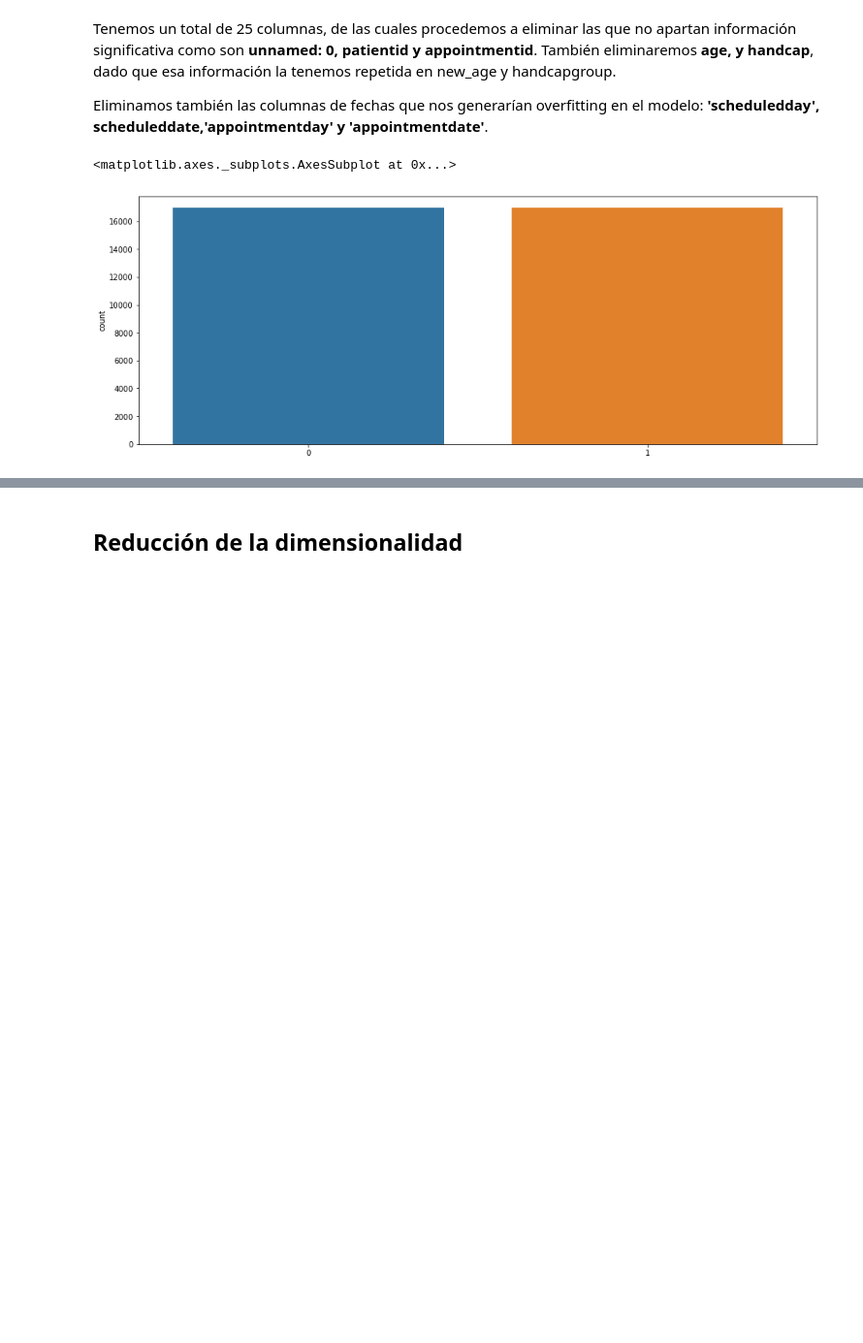
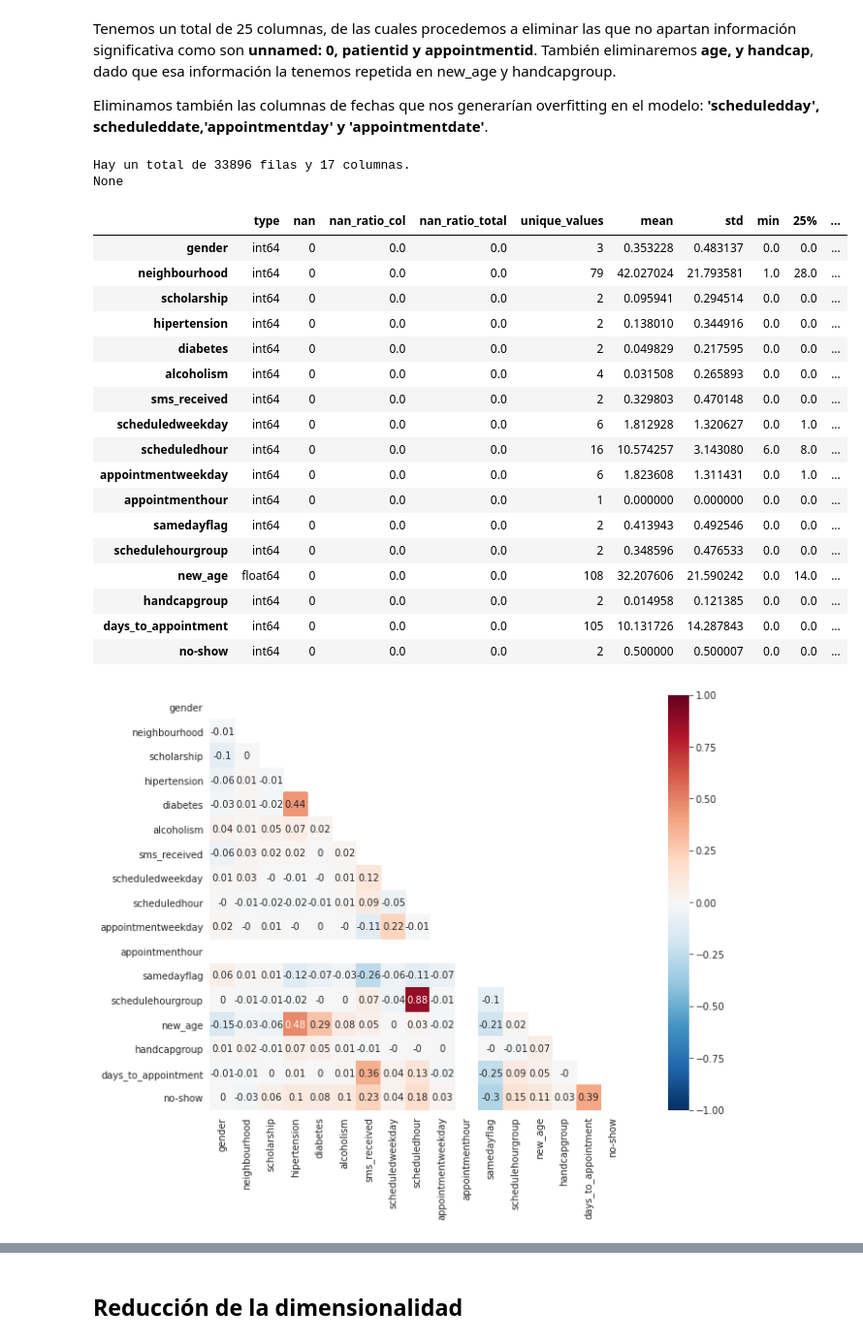
Before and after one commit to ta-datapt-bcn/project-ml-show-noshow, a Jupyter notebook: ml-show-noshow.ipynb, the cells around one changed output, grey strips where cells are left out. Shown: that part at 97% size. Drawn from its saved outputs; the diff is of its cells as text; code cells hidden in the pictures; blank space fills up the shorter version.

```diff
--- a/ml-show-noshow.ipynb
+++ b/ml-show-noshow.ipynb
@@ -773,5 +760,0 @@ X_res, y_res = nr.fit_sample(X_train, y_train)
-# %%
-sns.countplot(y_res)
-# %% [output]
-<matplotlib.axes._subplots.AxesSubplot at 0x...>
-[figure, removed]
@@ -780,0 +787,24 @@ citas_dummies_reduction['no-show'] = y_res
+# %%
+describe_df (citas_dummies_reduction)
+# %% [output]
+Hay un total de 33896 filas y 17 columnas.
+None
+|  | type | nan | nan_ratio_col | nan_ratio_total | unique_values | mean | std | min | 25% | ... |
+| gender | int64 | 0 | 0.0 | 0.0 | 3 | 0.353228 | 0.483137 | 0.0 | 0.0 | ... |
+| neighbourhood | int64 | 0 | 0.0 | 0.0 | 79 | 42.027024 | 21.793581 | 1.0 | 28.0 | ... |
+| scholarship | int64 | 0 | 0.0 | 0.0 | 2 | 0.095941 | 0.294514 | 0.0 | 0.0 | ... |
+| hipertension | int64 | 0 | 0.0 | 0.0 | 2 | 0.138010 | 0.344916 | 0.0 | 0.0 | ... |
+| diabetes | int64 | 0 | 0.0 | 0.0 | 2 | 0.049829 | 0.217595 | 0.0 | 0.0 | ... |
+| alcoholism | int64 | 0 | 0.0 | 0.0 | 4 | 0.031508 | 0.265893 | 0.0 | 0.0 | ... |
+| sms_received | int64 | 0 | 0.0 | 0.0 | 2 | 0.329803 | 0.470148 | 0.0 | 0.0 | ... |
+| scheduledweekday | int64 | 0 | 0.0 | 0.0 | 6 | 1.812928 | 1.320627 | 0.0 | 1.0 | ... |
+| scheduledhour | int64 | 0 | 0.0 | 0.0 | 16 | 10.574257 | 3.143080 | 6.0 | 8.0 | ... |
+| appointmentweekday | int64 | 0 | 0.0 | 0.0 | 6 | 1.823608 | 1.311431 | 0.0 | 1.0 | ... |
+| appointmenthour | int64 | 0 | 0.0 | 0.0 | 1 | 0.000000 | 0.000000 | 0.0 | 0.0 | ... |
+| samedayflag | int64 | 0 | 0.0 | 0.0 | 2 | 0.413943 | 0.492546 | 0.0 | 0.0 | ... |
+| schedulehourgroup | int64 | 0 | 0.0 | 0.0 | 2 | 0.348596 | 0.476533 | 0.0 | 0.0 | ... |
+| new_age | float64 | 0 | 0.0 | 0.0 | 108 | 32.207606 | 21.590242 | 0.0 | 14.0 | ... |
+| handcapgroup | int64 | 0 | 0.0 | 0.0 | 2 | 0.014958 | 0.121385 | 0.0 | 0.0 | ... |
+| days_to_appointment | int64 | 0 | 0.0 | 0.0 | 105 | 10.131726 | 14.287843 | 0.0 | 0.0 | ... |
+| no-show | int64 | 0 | 0.0 | 0.0 | 2 | 0.500000 | 0.500007 | 0.0 | 0.0 | ... |
+[figure, added]
```
Also changed, not shown: parts of 33 cells of this notebook.
